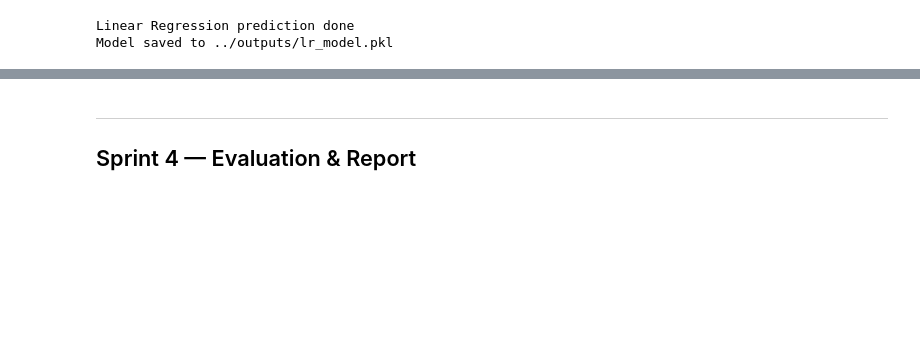
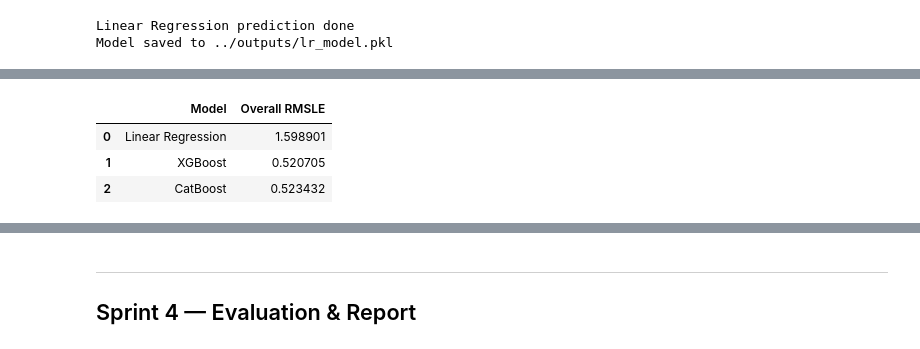
Before and after one commit to ZahraSabouri/CMT307_GreatEnergyPredictor, a Jupyter notebook: notebooks/Wahid_Building_Metadata_Audit.ipynb, the cells around one changed output, grey strips where cells are left out. Cells and saved outputs as stored; diff of their text form; code cells hidden in the pictures; blank space fills up the shorter version.

```diff
--- a/notebooks/Wahid_Building_Metadata_Audit.ipynb
+++ b/notebooks/Wahid_Building_Metadata_Audit.ipynb
@@ -481,9 +486,9 @@ print("Model saved to ../outputs/lr_model.pkl")
 Linear Regression prediction done
 Model saved to ../outputs/lr_model.pkl
 # %%
-import sys, subprocess, importlib
+import sys, subprocess, importlib, joblib, os
 
-subprocess.check_call([sys.executable, '-m', 'pip', 'install', 'xgboost'])
+subprocess.check_call([sys.executable, "-m", "pip", "install", "xgboost", "-q"])
 importlib.invalidate_caches()
 
 from xgboost import XGBRegressor
@@ -495,20 +500,15 @@ xgb_model = XGBRegressor(
     subsample=0.8,
     colsample_bytree=0.8,
     random_state=42,
-    tree_method='hist'
+    tree_method="hist"
 )
 
-# XGBoost can handle NaNs directly
 xgb_model.fit(X_train, y_train)
 
-# predict log
 y_pred_log_xgb = xgb_model.predict(X_test)
+y_pred_xgb = np.expm1(np.maximum(y_pred_log_xgb, 0))
 
-# convert back
-y_pred_xgb = np.expm1(y_pred_log_xgb)
-
-# avoid negatives
-y_pred_xgb = np.maximum(y_pred_xgb, 0)
-
-print("XGBoost prediction done")
+os.makedirs("../outputs", exist_ok=True)
+joblib.dump(xgb_model, "../outputs/xgb_model.pkl")
+print("XGBoost done. Model saved to ../outputs/xgb_model.pkl")
 # %% [output]
@@ -601,46 +554,40 @@ y_pred_cat = np.maximum(y_pred_cat, 0)
 # %%
+import pandas as pd
 from sklearn.metrics import mean_squared_log_error
+import joblib
 
-y_true = test['meter_reading']
+y_true = test["meter_reading"]
 
+rmsle_lr  = np.sqrt(mean_squared_log_error(y_true, y_pred_lr))
 rmsle_xgb = np.sqrt(mean_squared_log_error(y_true, y_pred_xgb))
-rmsle_lr  = np.sqrt(mean_squared_log_error(y_true, y_pred_lr))
-rmsle_mlp = np.sqrt(mean_squared_log_error(y_true, y_pred_mlp))
 rmsle_cat = np.sqrt(mean_squared_log_error(y_true, y_pred_cat))
 
 print("=== Overall RMSLE ===")
-print(f"LR RMSLE:  {rmsle_lr:.4f}")
-print(f"XGB RMSLE: {rmsle_xgb:.4f}")
-print(f"MLP RMSLE: {rmsle_mlp:.4f}")
-print(f"CB RMSLE: {rmsle_cat:.4f}")
+print(f"LR RMSLE:       {rmsle_lr:.4f}")
+print(f"XGBoost RMSLE:  {rmsle_xgb:.4f}")
+print(f"CatBoost RMSLE: {rmsle_cat:.4f}")
 
-# Per meter type breakdown
-meter_names = {0: 'Electricity', 1: 'Chilled Water', 2: 'Steam', 3: 'Hot Water'}
+meter_names = {0: "Electricity", 1: "Chilled Water", 2: "Steam", 3: "Hot Water"}
 
-results = test[['meter', 'meter_reading']].copy()
-results['pred_lr']  = y_pred_lr
-results['pred_xgb'] = y_pred_xgb
-results['pred_mlp'] = y_pred_mlp
-results['pred_cb'] = y_pred_cat
+results = test[["meter", "meter_reading"]].copy()
+results["pred_lr"]  = y_pred_lr
+results["pred_xgb"] = y_pred_xgb
+results["pred_cat"] = y_pred_cat
 
-print("\n=== LR RMSLE per Meter Type ===")
-for m, grp in results.groupby('meter'):
-    rmsle = np.sqrt(mean_squared_log_error(grp['meter_reading'], grp['pred_lr']))
-    print(f"  {meter_names.get(m, m)}: {rmsle:.4f}")
+for model_name, pred_col in [("LR", "pred_lr"), ("XGBoost", "pred_xgb"), ("CatBoost", "pred_cat")]:
+    print(f"\n=== {model_name} RMSLE per Meter Type ===")
+    for m, grp in results.groupby("meter"):
+        r = np.sqrt(mean_squared_log_error(grp["meter_reading"], grp[pred_col]))
+        print(f"  {meter_names.get(m, m)}: {r:.4f}")
 
-print("\n=== XGB RMSLE per Meter Type ===")
-for m, grp in results.groupby('meter'):
-    rmsle = np. sqrt(mean_squared_log_error(grp['meter_reading'], grp['pred_xgb']))
-    print(f"  {meter_names.get(m, m)}: {rmsle:.4f}")
-
-print("\n=== MLP RMSLE per Meter Type ===")
-for m, grp in results.groupby('meter'):
-    rmsle = np.sqrt(mean_squared_log_error(grp['meter_reading'], grp['pred_mlp']))
-    print(f"  {meter_names.get(m, m)}: {rmsle:.4f}")
-
-print("\n=== CB RMSLE per Meter Type ===")
-for m, grp in results.groupby('meter'):
-    rmsle = np.sqrt(mean_squared_log_error(grp['meter_reading'], grp['pred_cb']))
-    print(f"  {meter_names.get(m, m)}: {rmsle:.4f}")
+# Save LR/XGBoost/CatBoost results using a model-based output name
+linear_boosting_results = pd.DataFrame([
+    {"Model": "Linear Regression", "Overall RMSLE": rmsle_lr},
+    {"Model": "XGBoost",           "Overall RMSLE": rmsle_xgb},
+    {"Model": "CatBoost",          "Overall RMSLE": rmsle_cat},
+])
+display(linear_boosting_results)
+linear_boosting_results.to_csv("../outputs/linear_boosting_model_results.csv", index=False)
+print("\nSaved to ../outputs/linear_boosting_model_results.csv")
 # %% [output]
 === Overall RMSLE ===
@@ -659,4 +606,8 @@ CB RMSLE: 0.5234
   Electricity: 0.2663
   Chilled Water: 0.6923
   Steam: 0.7292
   Hot Water: 1.0949
+|  | Model | Overall RMSLE |
+| 0 | Linear Regression | 1.598901 |
+| 1 | XGBoost | 0.520705 |
+| 2 | CatBoost | 0.523432 |
```
Also changed, not shown: parts of 9 cells of this notebook.
